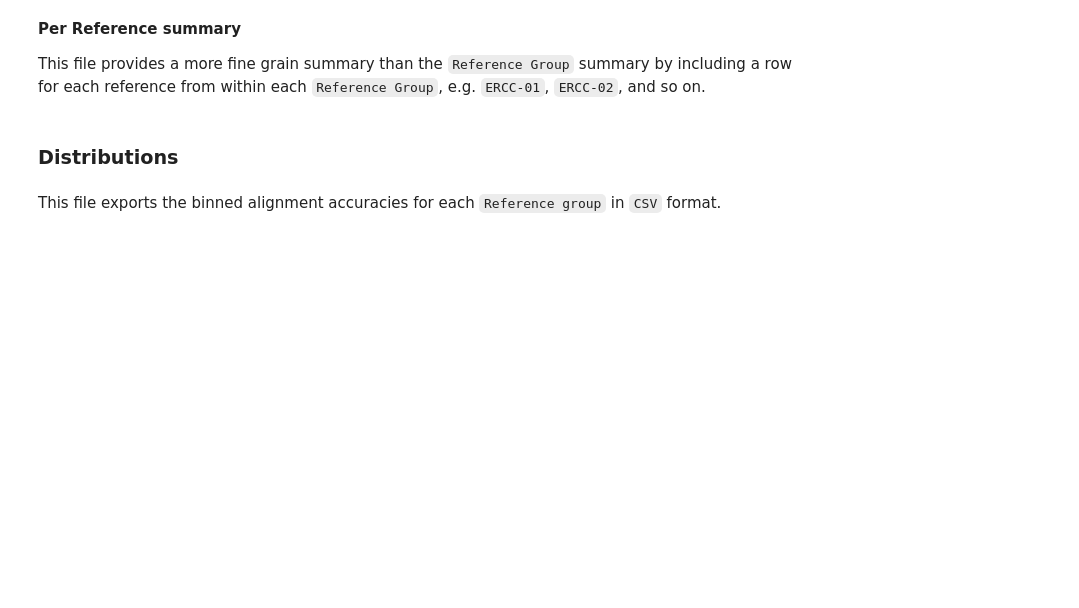
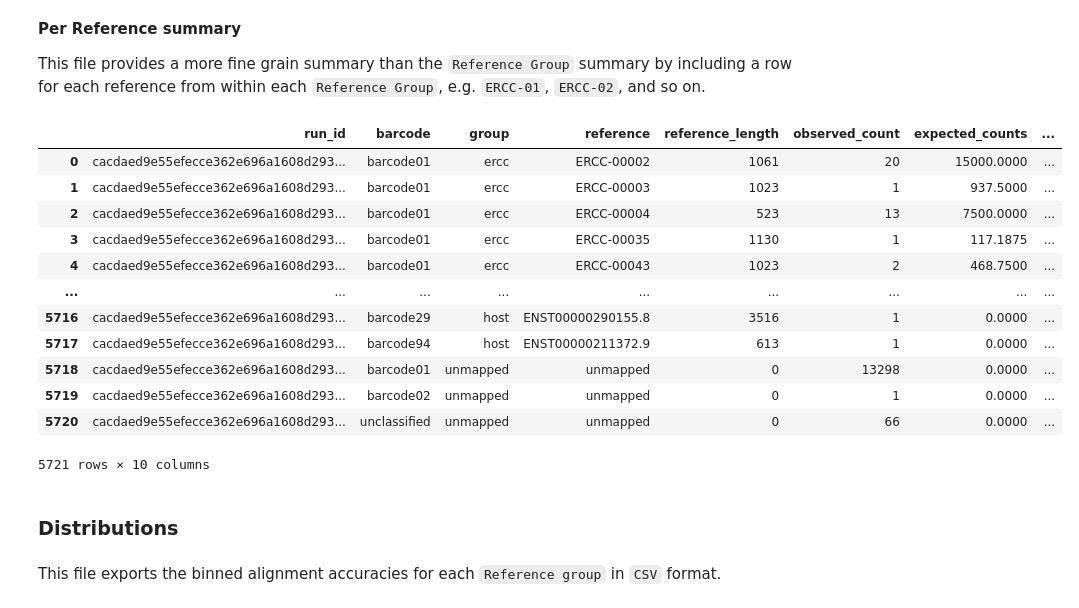
Before and after one commit to epi2me-labs/testbooks, a Jupyter notebook: tutorials/ERCC_Workflow.ipynb, the cells around one changed output. Drawn from its saved outputs; the diff is of its cells as text; code cells hidden in the pictures; blank space fills up the shorter version.

```diff
--- a/tutorials/ERCC_Workflow.ipynb
+++ b/tutorials/ERCC_Workflow.ipynb
@@ -1585,8 +1608,22 @@ display(df_grps)
 This file provides a more fine grain summary than the `Reference Group` summary by including a row for each reference from within each `Reference Group`, e.g. `ERCC-01`, `ERCC-02`, and so on.
 # %%
 df_refs = pd.DataFrame([v.summarise() for refgrp in results for k, v in refgrp.ref_obs.items()])
-df_refs.to_csv('summary.refs.csv')
+df_refs.to_csv('{}/summary.refs.csv'.format(experiment))
 display(df_refs)
+# %% [output]
+|  | run_id | barcode | group | reference | reference_length | observed_count | expected_counts | ... |
+| 0 | cacdaed9e55efecce362e696a1608d293... | barcode01 | ercc | ERCC-00002 | 1061 | 20 | 15000.0000 | ... |
+| 1 | cacdaed9e55efecce362e696a1608d293... | barcode01 | ercc | ERCC-00003 | 1023 | 1 | 937.5000 | ... |
+| 2 | cacdaed9e55efecce362e696a1608d293... | barcode01 | ercc | ERCC-00004 | 523 | 13 | 7500.0000 | ... |
+| 3 | cacdaed9e55efecce362e696a1608d293... | barcode01 | ercc | ERCC-00035 | 1130 | 1 | 117.1875 | ... |
+| 4 | cacdaed9e55efecce362e696a1608d293... | barcode01 | ercc | ERCC-00043 | 1023 | 2 | 468.7500 | ... |
+| ... | ... | ... | ... | ... | ... | ... | ... | ... |
+| 5716 | cacdaed9e55efecce362e696a1608d293... | barcode29 | host | ENST00000290155.8 | 3516 | 1 | 0.0000 | ... |
+| 5717 | cacdaed9e55efecce362e696a1608d293... | barcode94 | host | ENST00000211372.9 | 613 | 1 | 0.0000 | ... |
+| 5718 | cacdaed9e55efecce362e696a1608d293... | barcode01 | unmapped | unmapped | 0 | 13298 | 0.0000 | ... |
+| 5719 | cacdaed9e55efecce362e696a1608d293... | barcode02 | unmapped | unmapped | 0 | 1 | 0.0000 | ... |
+| 5720 | cacdaed9e55efecce362e696a1608d293... | unclassified | unmapped | unmapped | 0 | 66 | 0.0000 | ... |
+5721 rows × 10 columns
 # %% [markdown]
 ### Distributions
 # %% [markdown]
```
Also changed, not shown: parts of 7 cells of this notebook.
